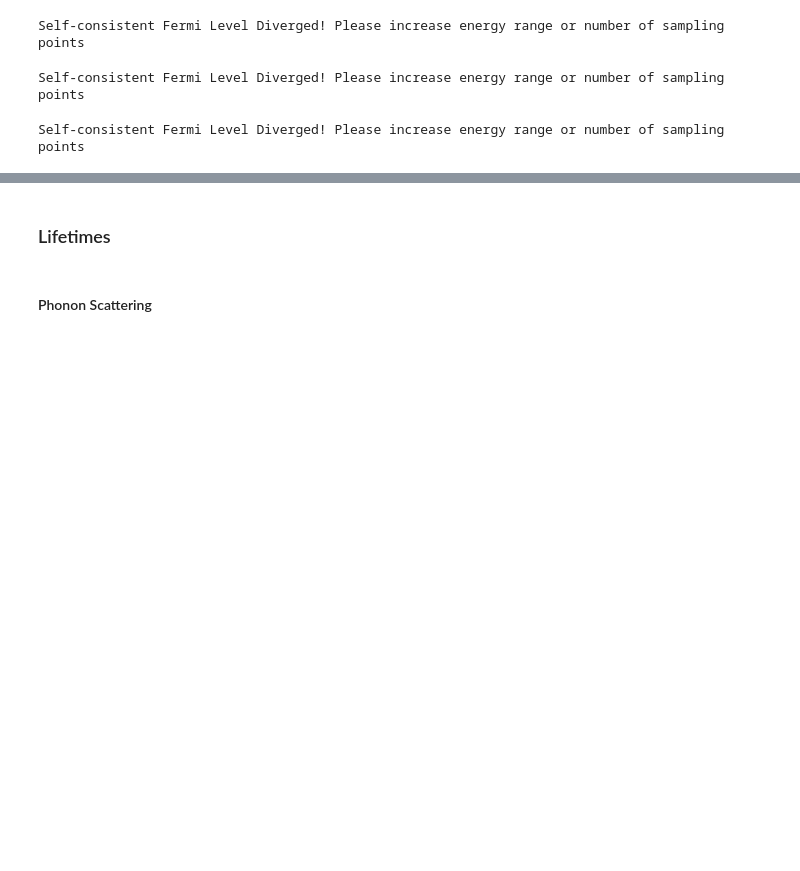
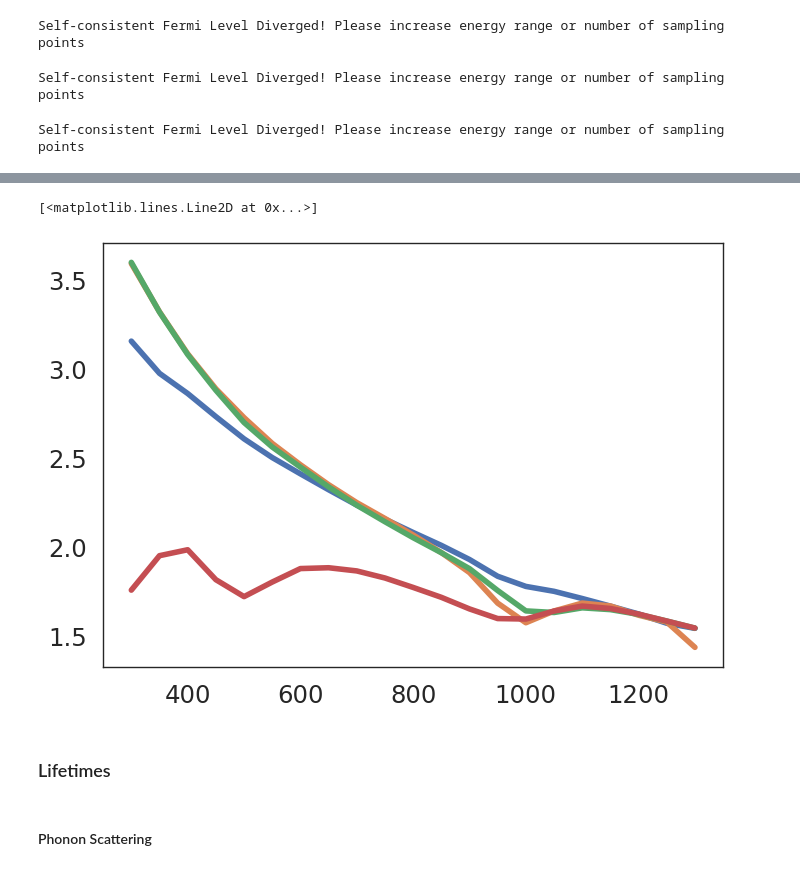
Before and after one commit to ariahosseini/ThermoElectric, a Jupyter notebook: ElectronTransport.ipynb, the cells around one changed output, grey strips where cells are left out. Drawn from its saved outputs; the diff is of its cells as text; code cells hidden in the pictures; blank space fills up the shorter version.

```diff
--- a/ElectronTransport.ipynb
+++ b/ElectronTransport.ipynb
@@ -1870,6 +2106,14 @@ screen_len_0pct = calculate_screening_length(Nc, tmpr, fermi_0pct)
 screen_len_1pct = calculate_screening_length(Nc, tmpr, fermi_1pct)
 screen_len_5pct_dir_up = calculate_screening_length(Nc, tmpr, fermi_5pct_dir_up)
 screen_len_5pct_dir_down = calculate_screening_length(Nc, tmpr, fermi_5pct_dir_down)
+# %%
+plt.plot(tmpr[0], screen_len_0pct[0]*1e9)
+plt.plot(tmpr[0], screen_len_1pct[0]*1e9)
+plt.plot(tmpr[0], screen_len_5pct_dir_up[0]*1e9)
+plt.plot(tmpr[0], screen_len_5pct_dir_down[0]*1e9)
+# %% [output]
+[<matplotlib.lines.Line2D at 0x...>]
+[figure, added]
 # %% [markdown]
 ### Lifetimes
 # %% [markdown]
```
Also changed, not shown: parts of 18 cells of this notebook.
